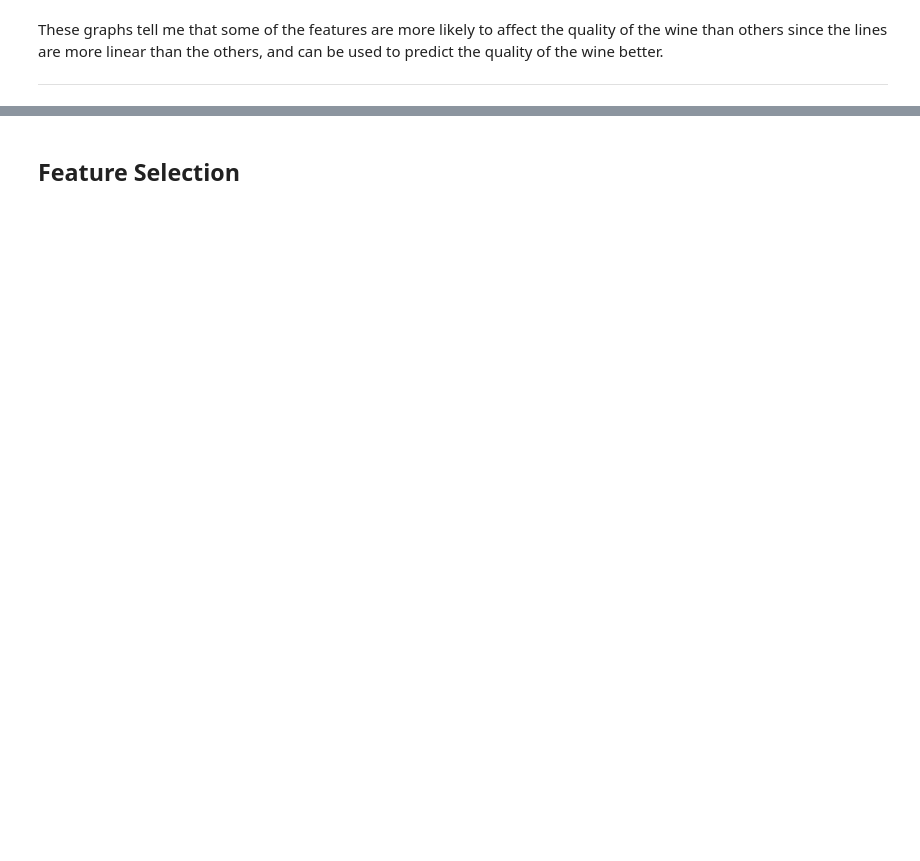
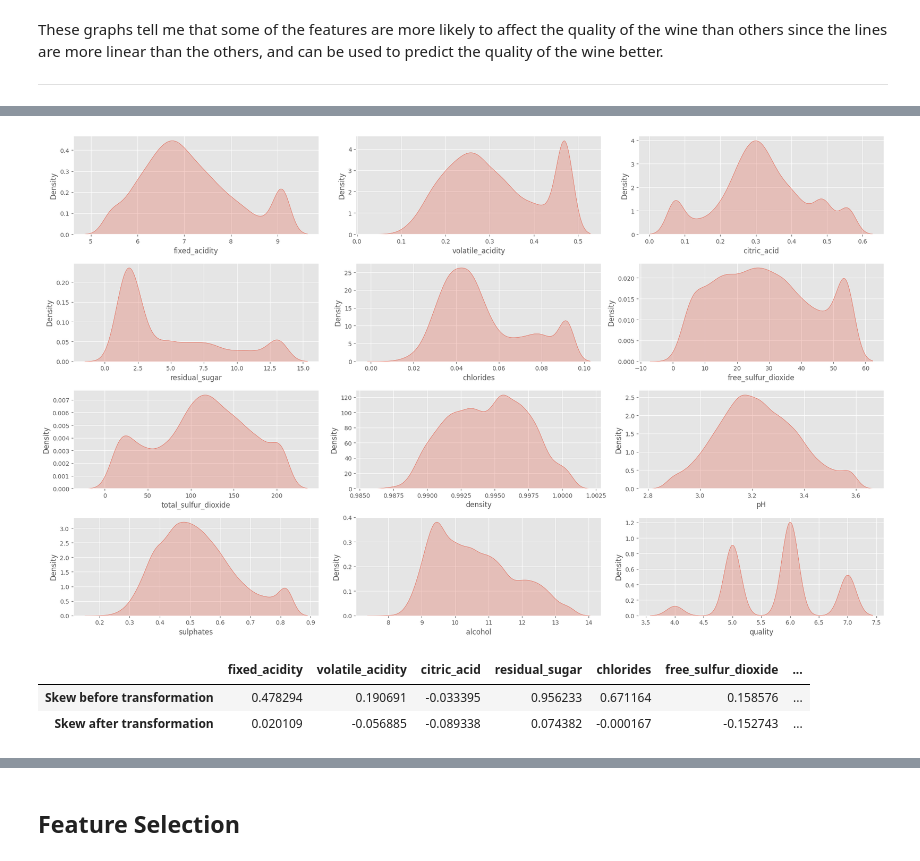
Before and after one commit to zS1L3NT/mldp, a Jupyter notebook: main.ipynb, the cells around one changed output, grey strips where cells are left out. Cells and saved outputs as stored; diff of their text form; code cells hidden in the pictures; blank space fills up the shorter version.

```diff
--- a/main.ipynb
+++ b/main.ipynb
@@ -216,0 +235,7 @@ These graphs tell me that some of the features are more likely to affect the qua
+# %%
+fig, axes = plt.subplots(4, 3, figsize=(20, 12), tight_layout=True)
+
+for i, ax in enumerate(axes.flat):
+    sns.kdeplot(df[numeric_features.columns[i]], fill=True, ax=ax)
+# %% [output]
+[figure, added]
@@ -216,0 +245,10 @@ These graphs tell me that some of the features are more likely to affect the qua
+# %%
+pd.DataFrame(
+    [[df[feature].skew(), df[f"{feature}_transformed"].skew()] for feature in numeric_features.columns],
+    index=numeric_features.columns,
+    columns=["Skew before transformation", "Skew after transformation"]
+).T
+# %% [output]
+|  | fixed_acidity | volatile_acidity | citric_acid | residual_sugar | chlorides | free_sulfur_dioxide | ... |
+| Skew before transformation | 0.478294 | 0.190691 | -0.033395 | 0.956233 | 0.671164 | 0.158576 | ... |
+| Skew after transformation | 0.020109 | -0.056885 | -0.089338 | 0.074382 | -0.000167 | -0.152743 | ... |
```
Also changed, not shown: parts of 45 cells of this notebook.
